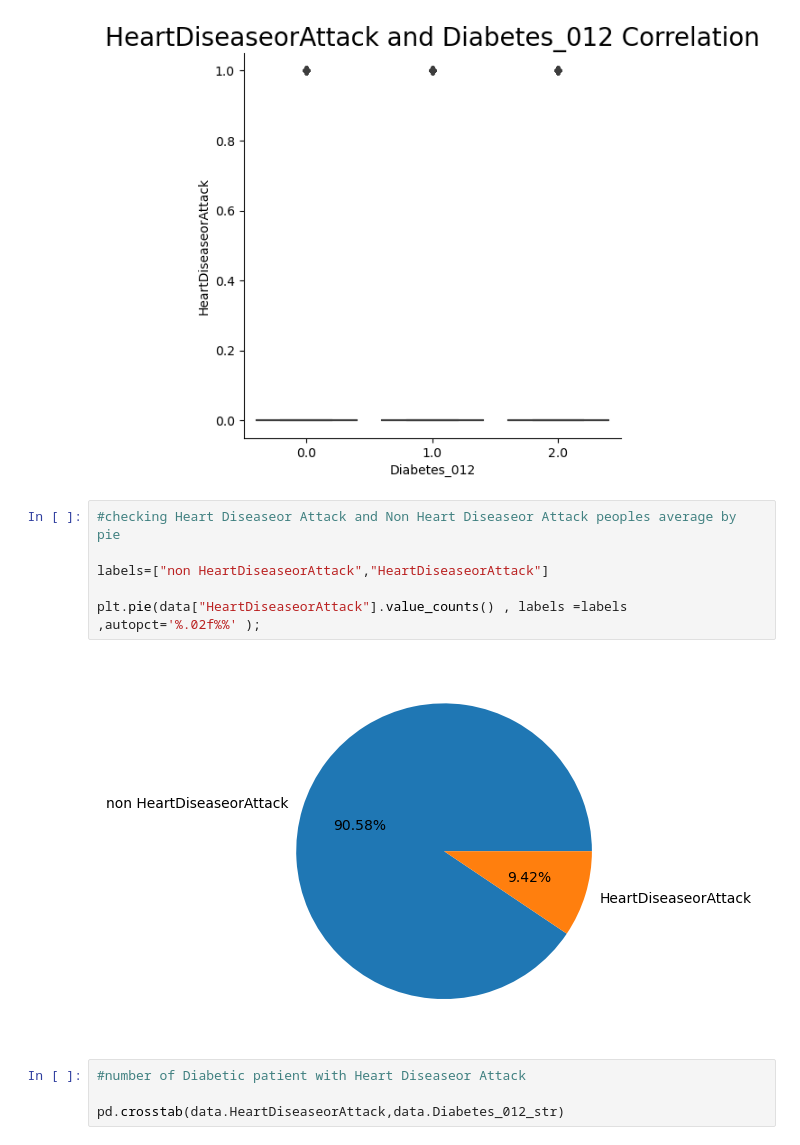
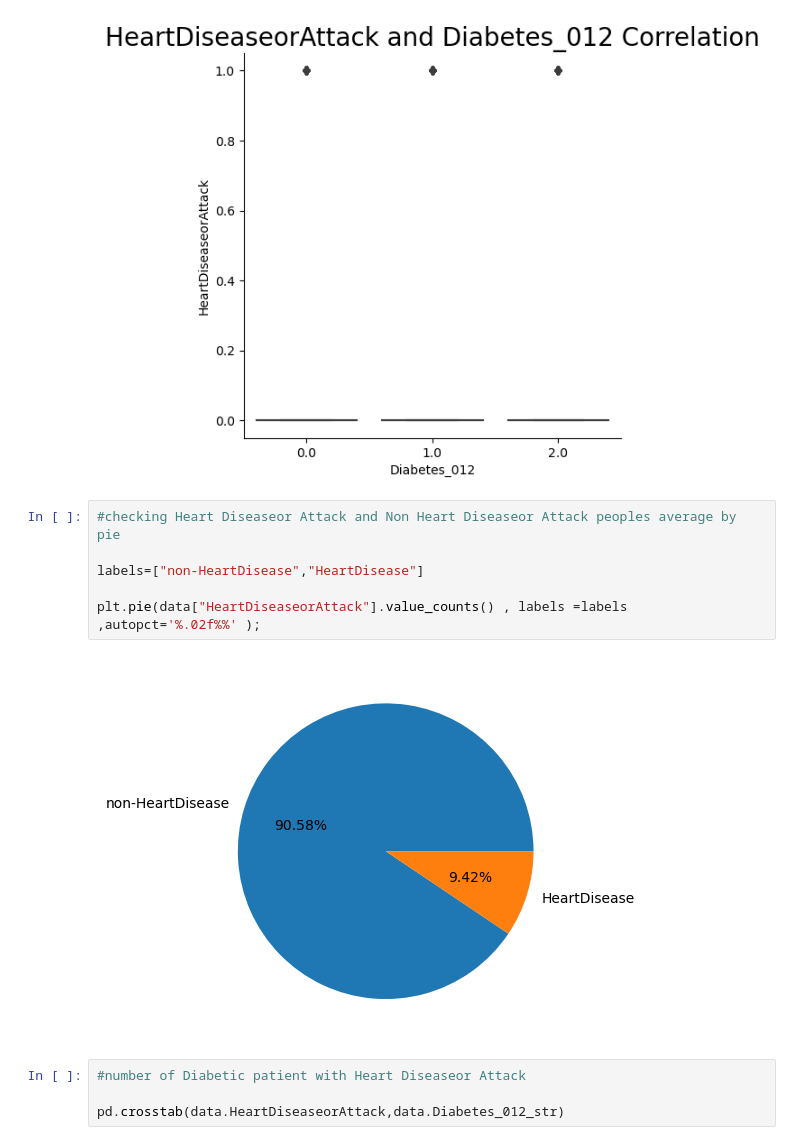
Before and after one commit to mpond1997/Disease-Prediction-Machine-Learning-, a Jupyter notebook: Statistical study/Predict diabe2.ipynb, the cells around one changed output. Drawn from its saved outputs; the diff is of its cells as text.

```diff
--- a/Statistical study/Predict diabe2.ipynb
+++ b/Statistical study/Predict diabe2.ipynb
@@ -197,11 +197,11 @@ plt.title("HeartDiseaseorAttack and Diabetes_012 Correlation", size=20, y=1.0);
 # %%
 #checking Heart Diseaseor Attack and Non Heart Diseaseor Attack peoples average by pie
 
-labels=["non HeartDiseaseorAttack","HeartDiseaseorAttack"]
+labels=["non-HeartDisease","HeartDisease"]
 
 plt.pie(data["HeartDiseaseorAttack"].value_counts() , labels =labels ,autopct='%.02f%%' );
 # %% [output]
-[figure, old version]
+[figure, new version]
 # %%
 #number of Diabetic patient with Heart Diseaseor Attack
 
```
Also changed, not shown: parts of 2 cells of this notebook.
